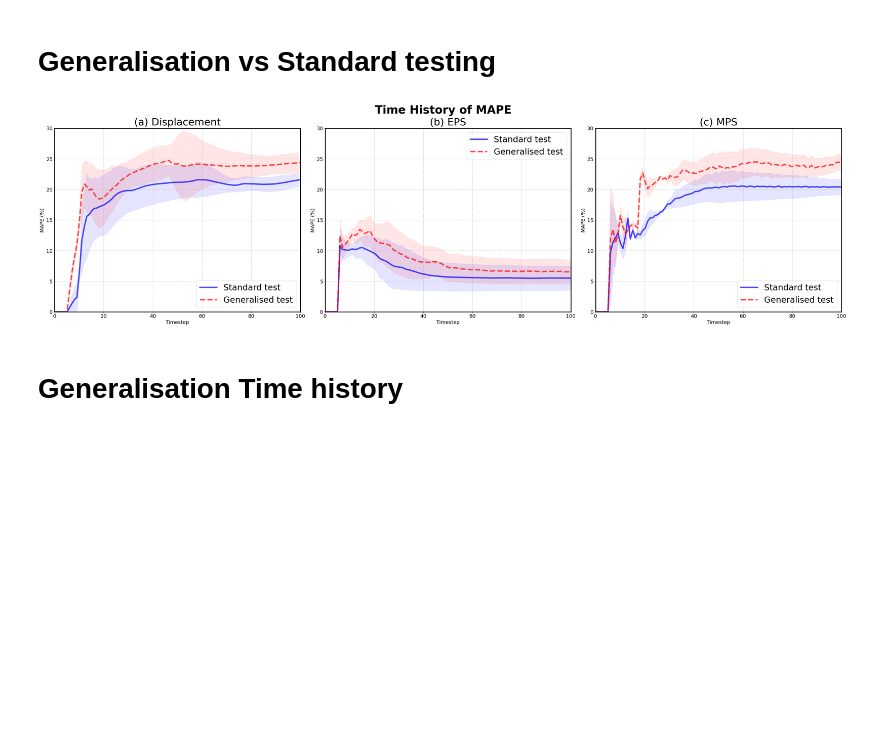
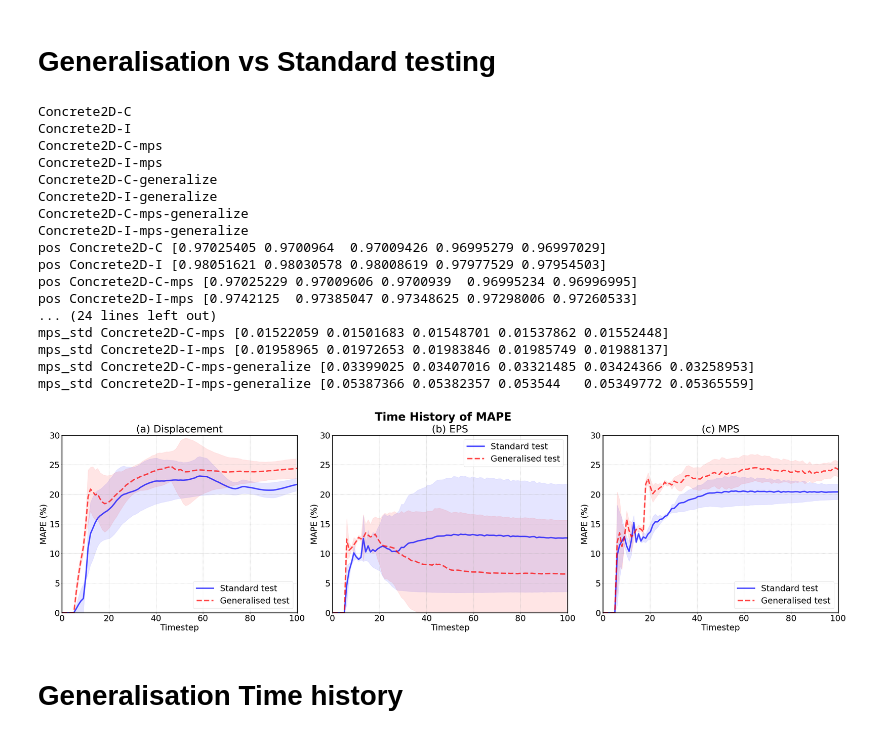
Before and after one commit to qilinli/gns-fragment, a Jupyter notebook: notebooks/report_1d_and_misc.ipynb, the cells around one changed output. Drawn from its saved outputs; the diff is of its cells as text; code cells hidden in the pictures; blank space fills up the shorter version.

Commit message:
after submission, before data generation

```diff
--- a/notebooks/report_1d_and_misc.ipynb
+++ b/notebooks/report_1d_and_misc.ipynb
@@ -596,6 +596,8 @@ import pickle
 import glob
 import numpy as np
 import matplotlib.pyplot as plt
+from sklearn.metrics import r2_score
+
 
 MAX_I = np.array([325, 150])
 MIN_I = np.array([-325, -30])
@@ -622,8 +624,10 @@ datasets = ['Concrete2D-C',  'Concrete2D-I', 'Concrete2D-C-mps', 'Concrete2D-I-m
            'Concrete2D-C-generalize',  'Concrete2D-I-generalize', 'Concrete2D-C-mps-generalize', 'Concrete2D-I-mps-generalize']
 
 all_losses = {'pos': {}, 'eps': {}, 'mps': {}, 'pos_std': {}, 'eps_std': {}, 'mps_std': {}}
+all_r2s = {'pos': {}, 'eps': {}, 'mps': {}, 'pos_std': {}, 'eps_std': {}, 'mps_std': {}}
 for dataset in datasets:
-    in_dir = f'/home/jovyan/work/gns_1GPU/rollouts/{dataset}/'
+    print(dataset)
+    in_dir = f'/home/jovyan/work/gns-fragment/rollouts/{dataset}/'
 
     rollouts = glob.glob(in_dir + '*.pkl')
     # if dataset == 'Concrete2D-I-generalize':
@@ -635,6 +639,11 @@ for dataset in datasets:
     losses_timestep_pos_std = np.array([]).reshape(101, 0)
     losses_timestep_strain = np.array([]).reshape(101, 0)
     losses_timestep_strain_std = np.array([]).reshape(101, 0)
+
+    r2_timestep_pos = np.array([]).reshape(101, 0)
+    r2_timestep_pos_std = np.array([]).reshape(101, 0)
+    r2_timestep_strain = np.array([]).reshape(101, 0)
+    r2_timestep_strain_std = np.array([]).reshape(101, 0)
 
     for rollout in rollouts:
         with open(rollout, "rb") as file:
@@ -667,12 +676,27 @@ for dataset in datasets:
         loss_timestep = mape_masked_mean
 
         losses_timestep_pos = np.concatenate((losses_timestep_pos, loss_timestep.reshape(-1,1)), axis=1)
+        r2 = []
+        for step in range(101):
+            y = displacement['LS-DYNA'][step]
+            p = displacement['GNN'][step]
+            mask = abs((y - p) / (y + 1e-8)) < 0.5
+            y = y[mask]
+            p = p[mask]
+            r2.append(r2_score(y, p))
+        r2 = np.array(r2)
+        r2_timestep_pos = np.concatenate((r2_timestep_pos, r2.reshape(-1,1)), axis=1)
 
         strains = {}
         for (label, rollout_field) in[("LS-DYNA", "ground_truth_strain"), ("GNN", "predicted_strain")]:
 
-            # Append the initial positions to get the full trajectory.
-            strain = rollout_data[rollout_field]
+            if dataset == 'Concrete2D-C' or dataset == 'Concrete2D-C-mps':
+                ## Append the initial positions to get the full trajectory.
+                strain = np.concatenate([
+                    rollout_data["initial_strains"],
+                    rollout_data[rollout_field]], axis=0)
+            else:
+                strain = rollout_data[rollout_field]
             strain = strain * (strain_max - strain_min) + strain_min   ## inverse normalisation
             strains[label] = strain
 
@@ -683,17 +707,38 @@ for dataset in datasets:
         loss_timestep = mape_masked_mean
 
         losses_timestep_strain = np.concatenate((losses_timestep_strain, loss_timestep.reshape(-1,1)), axis=1)
+        r2 = []
+        for step in range(101):
+            y = strains['LS-DYNA'][step]
+            p = strains['GNN'][step]
+            mask = abs((y - p) / (y + 1e-8)) < 0.5
+            y = y[mask]
+            p = p[mask]
+            r2.append(r2_score(y, p))
+        r2 = np.array(r2)
+        r2_timestep_strain = np.concatenate((r2_timestep_pos, r2.reshape(-1,1)), axis=1)
 
     # Average over rollouts in a dataset
     all_losses['pos'][dataset] = losses_timestep_pos.mean(axis=1)
     all_losses['pos_std'][dataset] = losses_timestep_pos.std(axis=1)
 
+    all_r2s['pos'][dataset] = r2_timestep_pos.mean(axis=1)
+    all_r2s['pos_std'][dataset] = r2_timestep_pos.std(axis=1)
+
     if 'mps' in dataset:
         all_losses['mps'][dataset] = losses_timestep_strain.mean(axis=1)
         all_losses['mps_std'][dataset] = losses_timestep_strain.std(axis=1)
+        all_r2s['mps'][dataset] = r2_timestep_strain.mean(axis=1)
+        all_r2s['mps_std'][dataset] = r2_timestep_strain.std(axis=1)
     else:
         all_losses['eps'][dataset] = losses_timestep_strain.mean(axis=1)
         all_losses['eps_std'][dataset] = losses_timestep_strain.std(axis=1)
+        all_r2s['eps'][dataset] = r2_timestep_strain.mean(axis=1)
+        all_r2s['eps_std'][dataset] = r2_timestep_strain.std(axis=1)
+
+for k,v in all_r2s.items():
+    for k1, v1 in v.items():
+        print(k, k1, v1[-5:])
 
 # Average over datasets (standard testing)
 loss_pos = np.array([]).reshape(101, 0)
@@ -772,34 +817,51 @@ ax[idx].set_xlabel('Timestep')
 ax[idx].set_ylabel('MAPE (%)')
 ax[idx].set_xlim([0, 100])
 ax[idx].set_ylim([0, 30])
 ax[idx].legend(['Standard test', 'Generalised test'], prop={'size': 30})
 ax[idx].grid(True, linestyle='--')
 for axis in ['top','bottom','left','right']:
     ax[idx].spines[axis].set_linewidth(3)
 
 idx = 2
 ax[idx].set_title(f'(c) MPS', pad=10)
 x = np.linspace(0, 101, 101)
 y1 = rmse_mps * 100
 error1 = rmse_mps_std * 100
 ax[idx].plot(x, y1, 'b', alpha=0.7, label='2D-C-generalize')
 ax[idx].fill_between(x, y1-error1, y1+error1, color='b', alpha=0.1, label='_nolegend_')
 
 y2 = rmse_mps_ge * 100
 error2 = rmse_mps_std * 100
 ax[idx].plot(x, y2, 'r--', alpha=0.7, label='2D-I-generalize')
 ax[idx].fill_between(x, y2-error2, y2+error2, color='r', alpha=0.1, label='_nolegend_')
 
 ax[idx].set_xlabel('Timestep')
 ax[idx].set_ylabel('MAPE (%)')
 ax[idx].set_xlim([0, 100])
 ax[idx].set_ylim([0, 30])
 ax[idx].legend(['Standard test', 'Generalised test'], prop={'size': 30}, loc='lower right')
 ax[idx].grid(True, linestyle='--')
 for axis in ['top','bottom','left','right']:
     ax[idx].spines[axis].set_linewidth(3)
 # %% [output]
+Concrete2D-C
+Concrete2D-I
+Concrete2D-C-mps
+Concrete2D-I-mps
+Concrete2D-C-generalize
+Concrete2D-I-generalize
+Concrete2D-C-mps-generalize
+Concrete2D-I-mps-generalize
+pos Concrete2D-C [0.97025405 0.9700964  0.97009426 0.96995279 0.96997029]
+pos Concrete2D-I [0.98051621 0.98030578 0.98008619 0.97977529 0.97954503]
+pos Concrete2D-C-mps [0.97025229 0.97009606 0.9700939  0.96995234 0.96996995]
+pos Concrete2D-I-mps [0.9742125  0.97385047 0.97348625 0.97298006 0.97260533]
+... (24 lines left out)
+mps_std Concrete2D-C-mps [0.01522059 0.01501683 0.01548701 0.01537862 0.01552448]
+mps_std Concrete2D-I-mps [0.01958965 0.01972653 0.01983846 0.01985749 0.01988137]
+mps_std Concrete2D-C-mps-generalize [0.03399025 0.03407016 0.03321485 0.03424366 0.03258953]
+mps_std Concrete2D-I-mps-generalize [0.05387366 0.05382357 0.053544   0.05349772 0.05365559]
-[figure, old version]
+[figure, new version]
 # %% [markdown]
 # Generalisation Time history
 # %%
```
Also changed, not shown: 12 other files.
